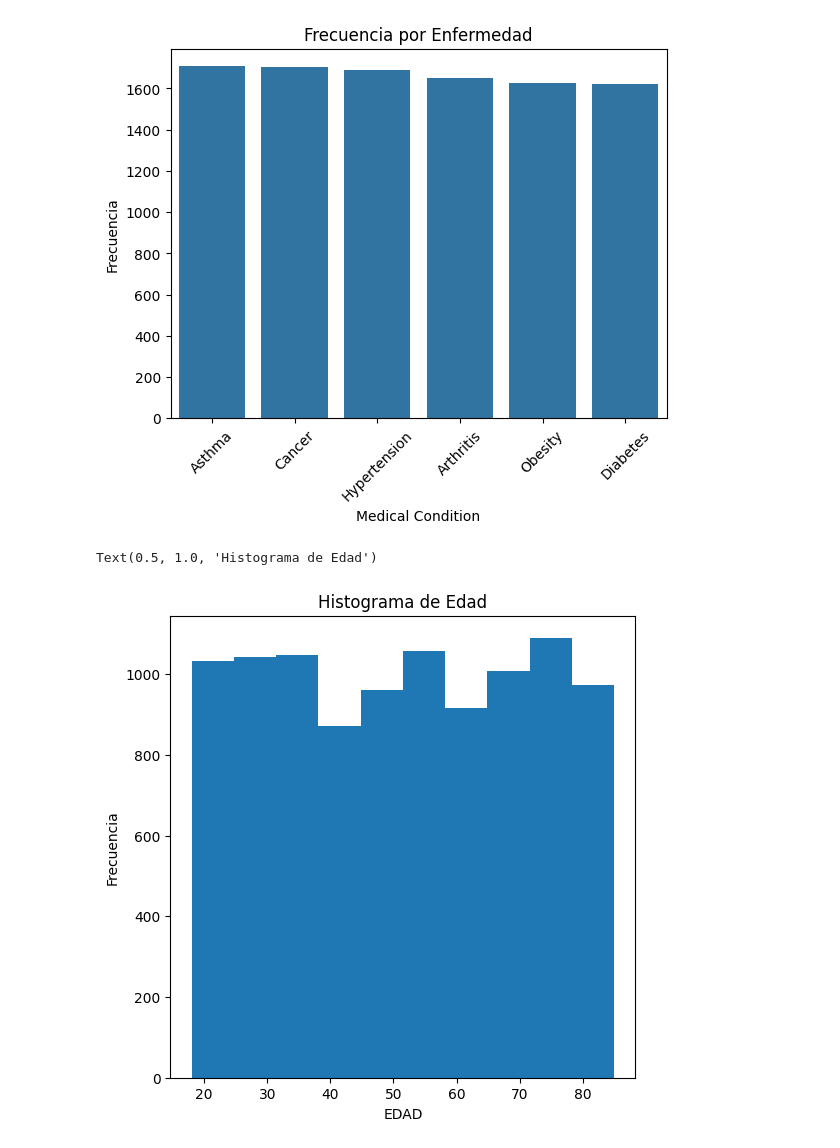
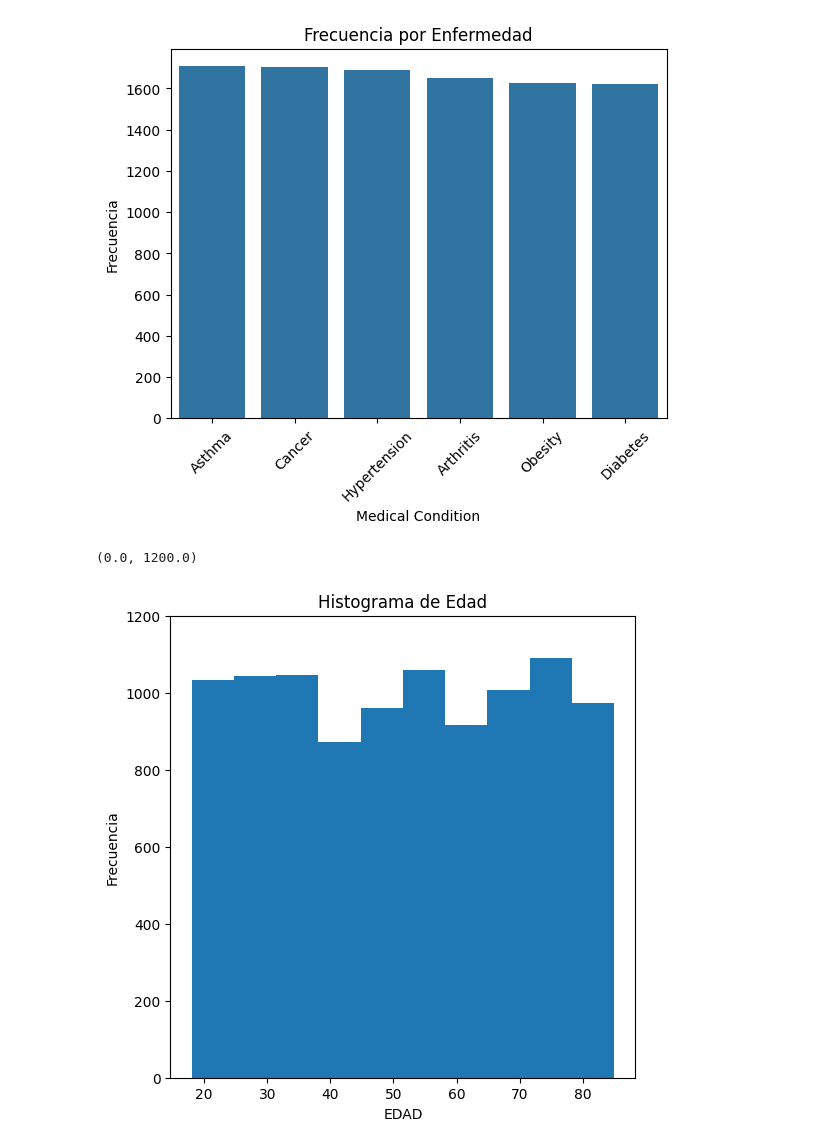
Before and after one commit to JuanBecerra07/bootCAMP, a Jupyter notebook: Actividad 2/Plotting.ipynb, the cells around one changed output. Cells and saved outputs as stored; diff of their text form; code cells hidden in the pictures.

```diff
--- a/Actividad 2/Plotting.ipynb
+++ b/Actividad 2/Plotting.ipynb
@@ -160,9 +177,10 @@ Text(0.5, 1.0, 'Frecuencia por Enfermedad')
 # %%
 fig, ax = plt.subplots(figsize=(6,6))
 ax.hist(x= df.Age, density=False, orientation='vertical')
 ax.set_xlabel('EDAD')
 ax.set_ylabel('Frecuencia')
 ax.set_title('Histograma de Edad')
+ax.set_ylim(0,1200)
 # %% [output]
-Text(0.5, 1.0, 'Histograma de Edad')
+(0.0, 1200.0)
-[figure, old version]
+[figure, new version]
```
Also changed, not shown: parts of 8 cells of this notebook.
